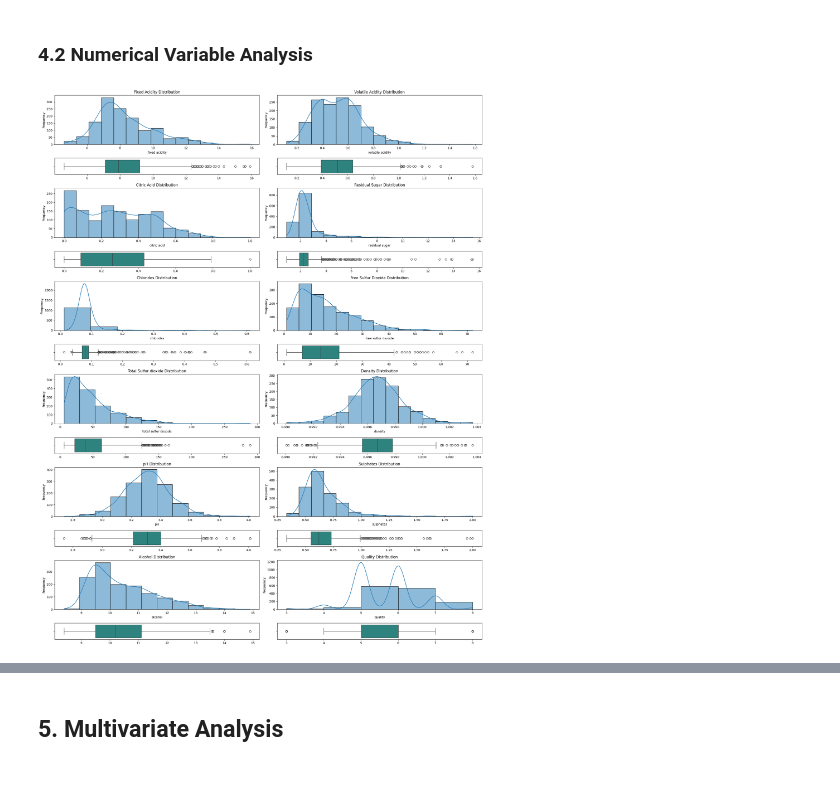
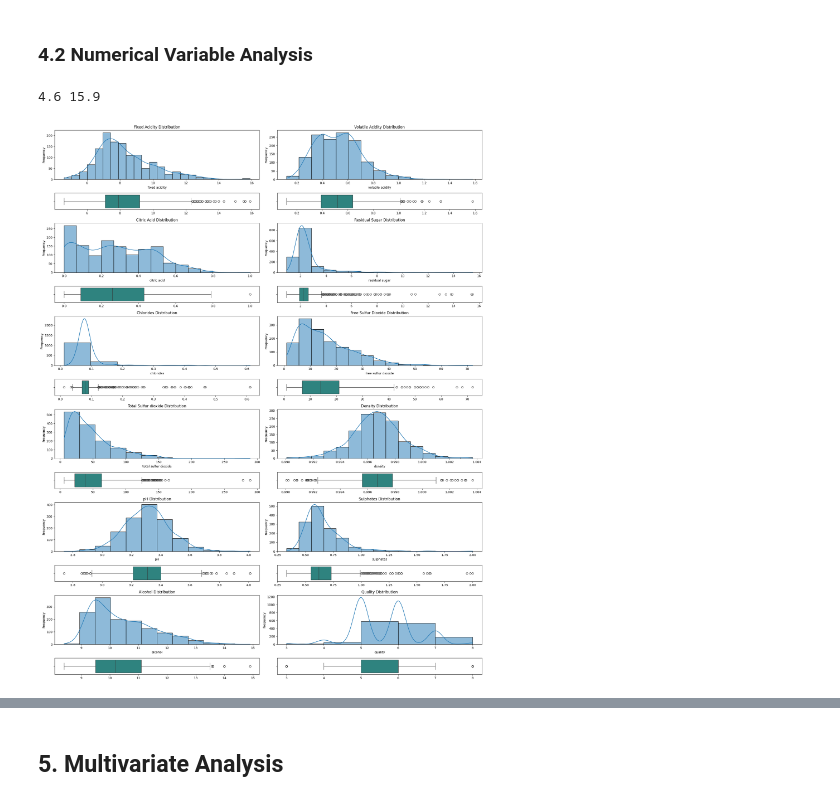
Before and after one commit to 4GeeksAcademy/danielpaez-dev-K-Nearest-Neighbours, a Jupyter notebook: src/explore.ipynb, the cells around one changed output, grey strips where cells are left out. Cells and saved outputs as stored; diff of their text form; code cells hidden in the pictures.

```diff
--- a/src/explore.ipynb
+++ b/src/explore.ipynb
@@ -136,6 +136,10 @@ quality                   int64
 dtype: object
 # %% [markdown]
 ### 4.2 Numerical Variable Analysis <a id='c4-2'></a>
+# %%
+print(total_data['fixed acidity'].min(), total_data['fixed acidity'].max())
+# %% [output]
+4.6 15.9
 # %%
 num_vars = len(numerical_variables)
 nrows = num_vars // 2 + (num_vars % 2)
@@ -150,7 +154,7 @@ fig, axes = plt.subplots(
 # --- Row 1, Column 1: 'fixed acidity' ---
 # Histplot
 sns.histplot(
-    data=total_data, x='fixed acidity', kde=True, bins=15, ax=axes[0, 0], palette="viridis"
+    data=total_data, x='fixed acidity', kde=True, bins=24, ax=axes[0, 0], palette="viridis"
 )
 axes[0, 0].set_title("Fixed Acidity Distribution", fontsize=12)
 axes[0, 0].set_ylabel("Frequency", fontsize=10)
@@ -291,34 +295,34 @@ axes[9, 1].set_xlabel('')
 # Histplot
 sns.histplot(
     data=total_data, x='alcohol', kde=True, bins=12, ax=axes[10, 0], palette="viridis"
 )
 axes[10, 0].set_title("Alcohol Distribution", fontsize=12)
 axes[10, 0].set_ylabel("Frequency", fontsize=10)
 
 # Boxplot
 sns.boxplot(data=total_data, x="alcohol", ax=axes[11, 0], palette="viridis")
 axes[11, 0].tick_params(axis="y", labelleft=False)
 axes[11, 0].set_xlabel('')
 
 
 # --- Row 6, Column 2: 'quality' ---
 # Histplot
 sns.histplot(
     data=total_data, x='quality', kde=True, bins=5, ax=axes[10, 1], palette="viridis"
 )
 axes[10, 1].set_title("Quality Distribution", fontsize=12)
 axes[10, 1].set_ylabel("Frequency", fontsize=10)
 
 # Boxplot
 sns.boxplot(data=total_data, x="quality", ax=axes[11, 1], palette="viridis")
 axes[11, 1].tick_params(axis="y", labelleft=False)
 axes[11, 1].set_xlabel('')
 
 
 plt.tight_layout()
 plt.show()
 # %% [output]
-[figure, old version]
+[figure, new version]
 # %% [markdown]
 **Conclusions:**
 
```
Also changed, not shown: parts of 2 cells of this notebook.
